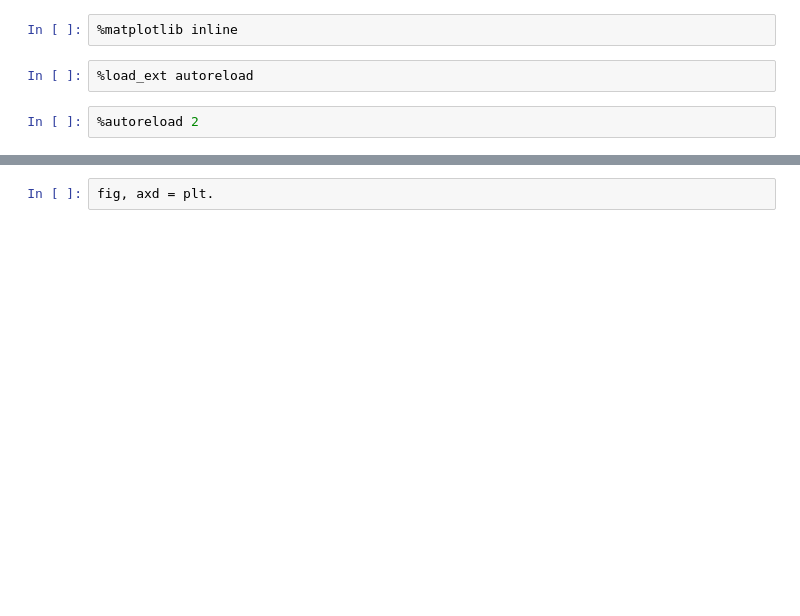
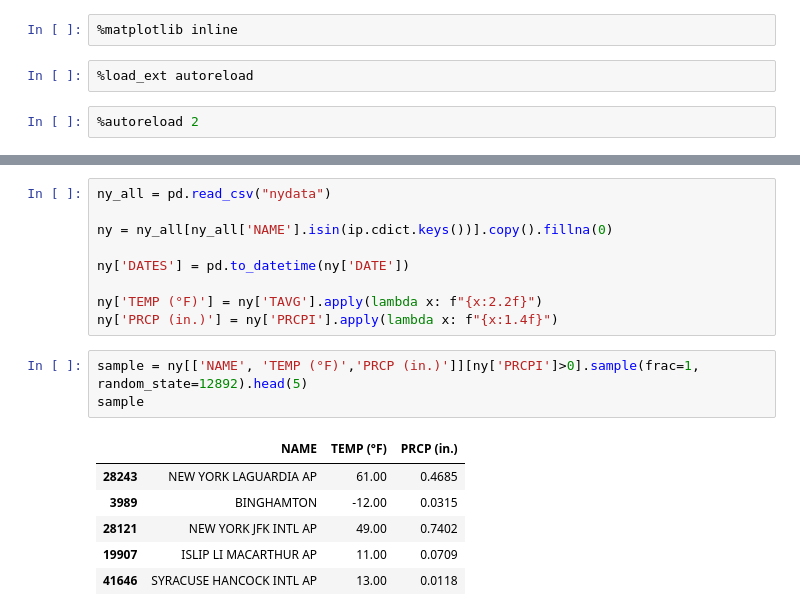
Before and after one commit to story645/proposal, a Jupyter notebook: figures/topology.ipynb, the cells around one changed output, grey strips where cells are left out. Saved outputs shown, nothing was run; the diff lists cells and outputs as text; blank space fills up the shorter version.

```diff
--- a/figures/topology.ipynb
+++ b/figures/topology.ipynb
@@ -42,2 +41,19 @@ SyntaxError: invalid syntax (<ipython-input-9-26ef6691366c>, line 22)
-# %%
-fig, axd = plt.
+# %%
+ny_all = pd.read_csv("nydata")
+
+ny = ny_all[ny_all['NAME'].isin(ip.cdict.keys())].copy().fillna(0)
+
+ny['DATES'] = pd.to_datetime(ny['DATE'])
+
+ny['TEMP (°F)'] = ny['TAVG'].apply(lambda x: f"{x:2.2f}")
+ny['PRCP (in.)'] = ny['PRCPI'].apply(lambda x: f"{x:1.4f}")
+# %%
+sample = ny[['NAME', 'TEMP (°F)','PRCP (in.)']][ny['PRCPI']>0].sample(frac=1, random_state=12892).head(5)
+sample
+# %% [output]
+|  | NAME | TEMP (°F) | PRCP (in.) |
+| 28243 | NEW YORK LAGUARDIA AP | 61.00 | 0.4685 |
+| 3989 | BINGHAMTON | -12.00 | 0.0315 |
+| 28121 | NEW YORK JFK INTL AP | 49.00 | 0.7402 |
+| 19907 | ISLIP LI MACARTHUR AP | 11.00 | 0.0709 |
+| 41646 | SYRACUSE HANCOCK INTL AP | 13.00 | 0.0118 |
```
Also changed, not shown: parts of 3 cells of this notebook, 16 other files.
